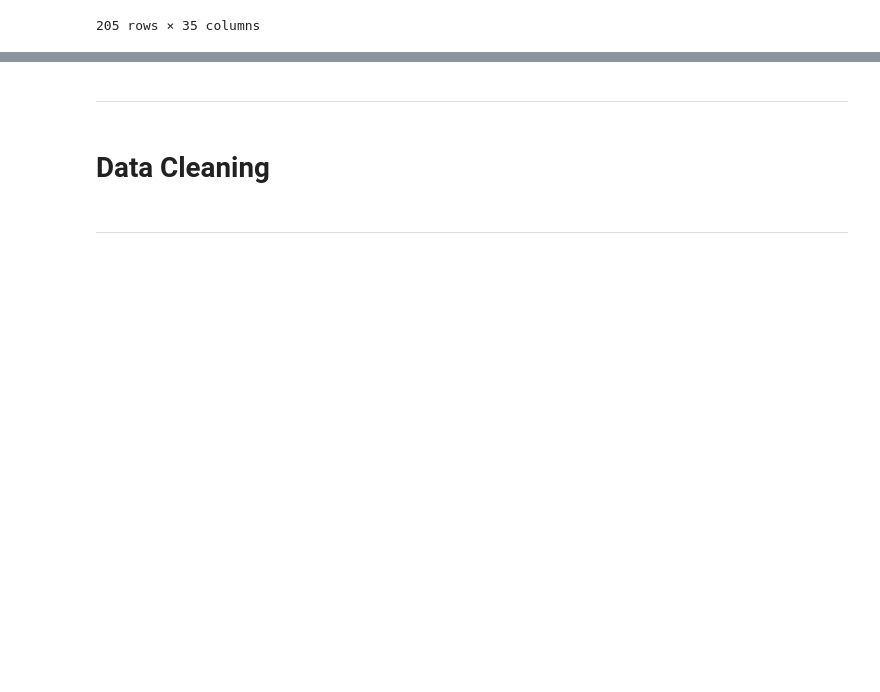
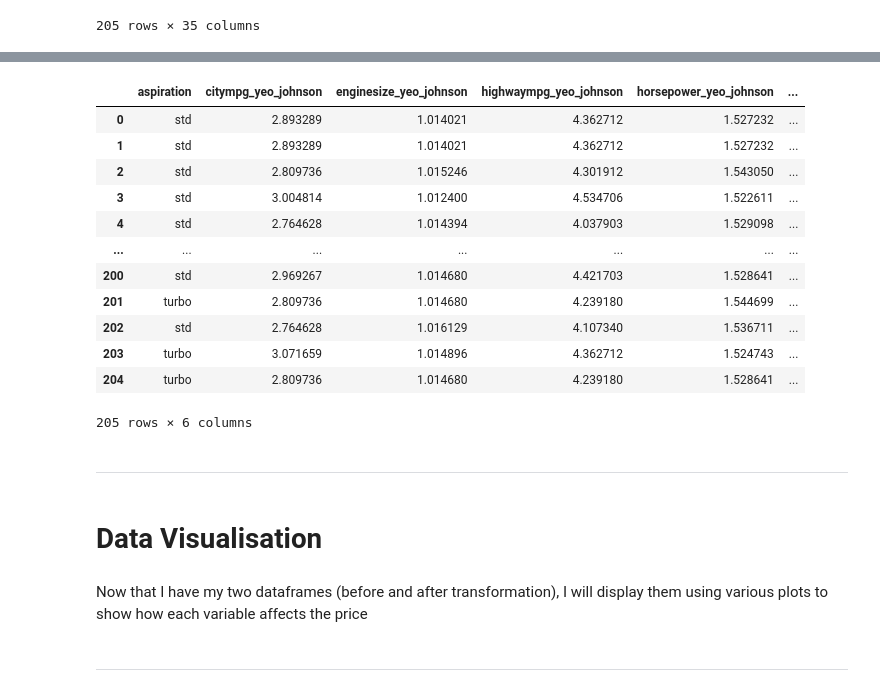
Before and after one commit to Tee-DataA/Hackathon1, a Jupyter notebook: jupyter_notebooks/Notebook_Template.ipynb, the cells around one changed output, grey strips where cells are left out. Drawn from its saved outputs; the diff is of its cells as text; code cells hidden in the pictures; blank space fills up the shorter version.

Commit message:
made pre and post variables

```diff
--- a/jupyter_notebooks/Notebook_Template.ipynb
+++ b/jupyter_notebooks/Notebook_Template.ipynb
@@ -251,7 +246,0 @@ array(['std', 'turbo'], dtype=object)
-# %%
-pipeline = Pipeline([
-      ('ohe', OneHotEncoder(variables=['aspiration'], drop_last=True) )
-])
-
-df_pp = pipeline.fit_transform(df_pp)
-df_pp
@@ -272,8 +246,0 @@ df_pp
-# %%
-# Column to move to the end
-col_to_move = 'price'
-
-# Move the column to the end
-df_pp = df_pp[[col for col in df_pp.columns if col != col_to_move] + [col_to_move]]
-
-df_pp
@@ -590,0 +546,10 @@ df_engineering
+# %%
+# pre processing and post processing data
+df_prep = df_pp
+df_postp = pd.concat([df_pp['aspiration'],
+                      df_engineering[['citympg_yeo_johnson',
+                                     'enginesize_yeo_johnson',
+                                     'highwaympg_yeo_johnson',
+                                     'horsepower_yeo_johnson',
+                                     'price_yeo_johnson']]],
+                     axis=1)
@@ -591,7 +572,25 @@ df_engineering
+# %%
+df_postp
+# %% [output]
+|  | aspiration | citympg_yeo_johnson | enginesize_yeo_johnson | highwaympg_yeo_johnson | horsepower_yeo_johnson | ... |
+| 0 | std | 2.893289 | 1.014021 | 4.362712 | 1.527232 | ... |
+| 1 | std | 2.893289 | 1.014021 | 4.362712 | 1.527232 | ... |
+| 2 | std | 2.809736 | 1.015246 | 4.301912 | 1.543050 | ... |
+| 3 | std | 3.004814 | 1.012400 | 4.534706 | 1.522611 | ... |
+| 4 | std | 2.764628 | 1.014394 | 4.037903 | 1.529098 | ... |
+| ... | ... | ... | ... | ... | ... | ... |
+| 200 | std | 2.969267 | 1.014680 | 4.421703 | 1.528641 | ... |
+| 201 | turbo | 2.809736 | 1.014680 | 4.239180 | 1.544699 | ... |
+| 202 | std | 2.764628 | 1.016129 | 4.107340 | 1.536711 | ... |
+| 203 | turbo | 3.071659 | 1.014896 | 4.362712 | 1.524743 | ... |
+| 204 | turbo | 2.809736 | 1.014680 | 4.239180 | 1.528641 | ... |
+205 rows × 6 columns
 # %% [markdown]
 ---
 # %% [markdown]
-# Data Cleaning
+# Data Visualisation
+# %% [markdown]
+Now that I have my two dataframes (before and after transformation), I will display them using various plots to show how each variable affects the price
 # %% [markdown]
 ---
 # %% [markdown]
```
Also changed, not shown: parts of 6 cells of this notebook.
